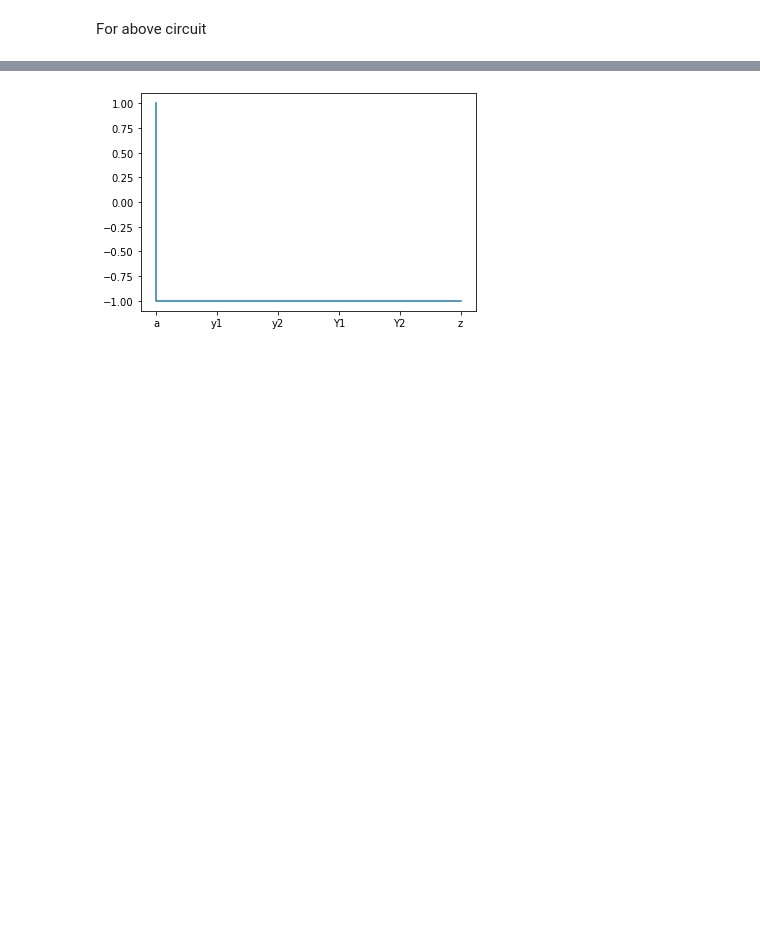
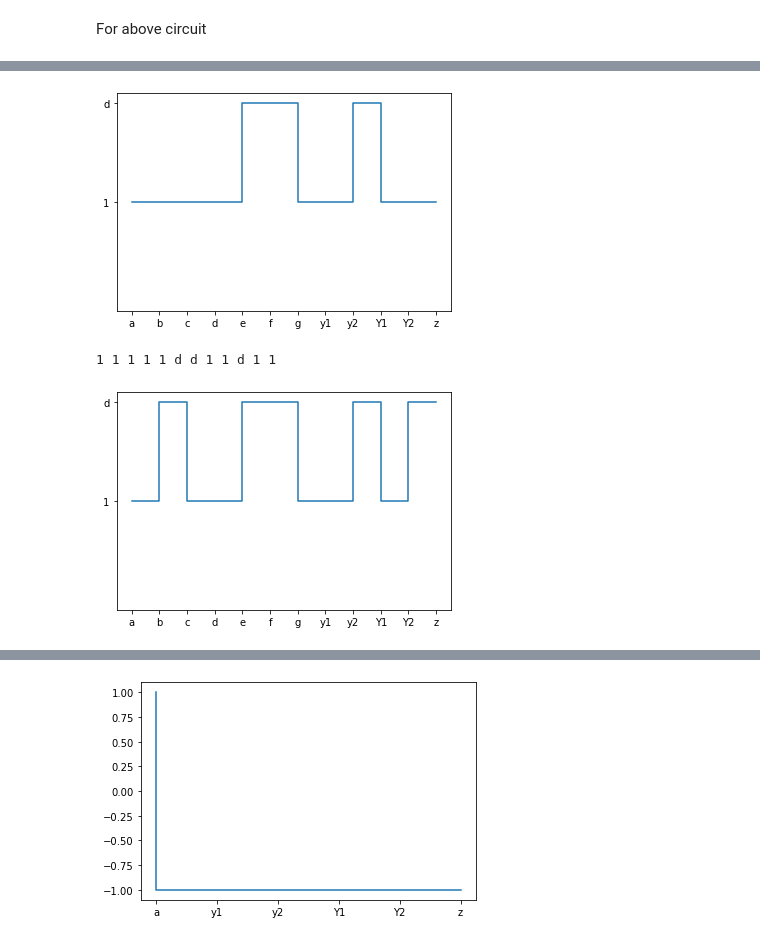
Before and after one commit to MoheeDG23/Design-for-Testability-Project, a Jupyter notebook: src/Demo.ipynb, the cells around one changed output, grey strips where cells are left out. Saved outputs shown, nothing was run; the diff lists cells and outputs as text; code cells hidden in the pictures; blank space fills up the shorter version.

```diff
--- a/src/Demo.ipynb
+++ b/src/Demo.ipynb
@@ -188,0 +245,34 @@ For above circuit
+# %%
+b=e=a
+c=d=y1
+
+z=andg(b,c)
+f=andg(e,d)
+f='d'
+g=Y1=f
+Y2=org(g,y2)
+
+var=['a','b','c','d','e','f','g','y1','y2','Y1','Y2','z']
+val=[a,b,c,d,e,f,g,y1,y2,Y1,Y2,z]
+plt.step(var, val)
+plt.ylim(-1.1, 1.1)
+plt.show()
+print(a,b,c,d,e,f,g,y1,y2,Y1,Y2,z)
+
+a=1
+c='d'
+z=andg(b,c)
+f=andg(e,d)
+f='d'
+g=Y1=f
+Y2=org(g,Y2)
+
+var=['a','b','c','d','e','f','g','y1','y2','Y1','Y2','z']
+val=[a,b,c,d,e,f,g,y1,y2,Y1,Y2,z]
+plt.step(var, val)
+plt.ylim(-1.1, 1.1)
+plt.show()
+# %% [output]
+[figure, added]
+1 1 1 1 1 d d 1 1 d 1 1
+[figure, added]
```
Also changed, not shown: parts of 13 cells of this notebook, 6 other files.
